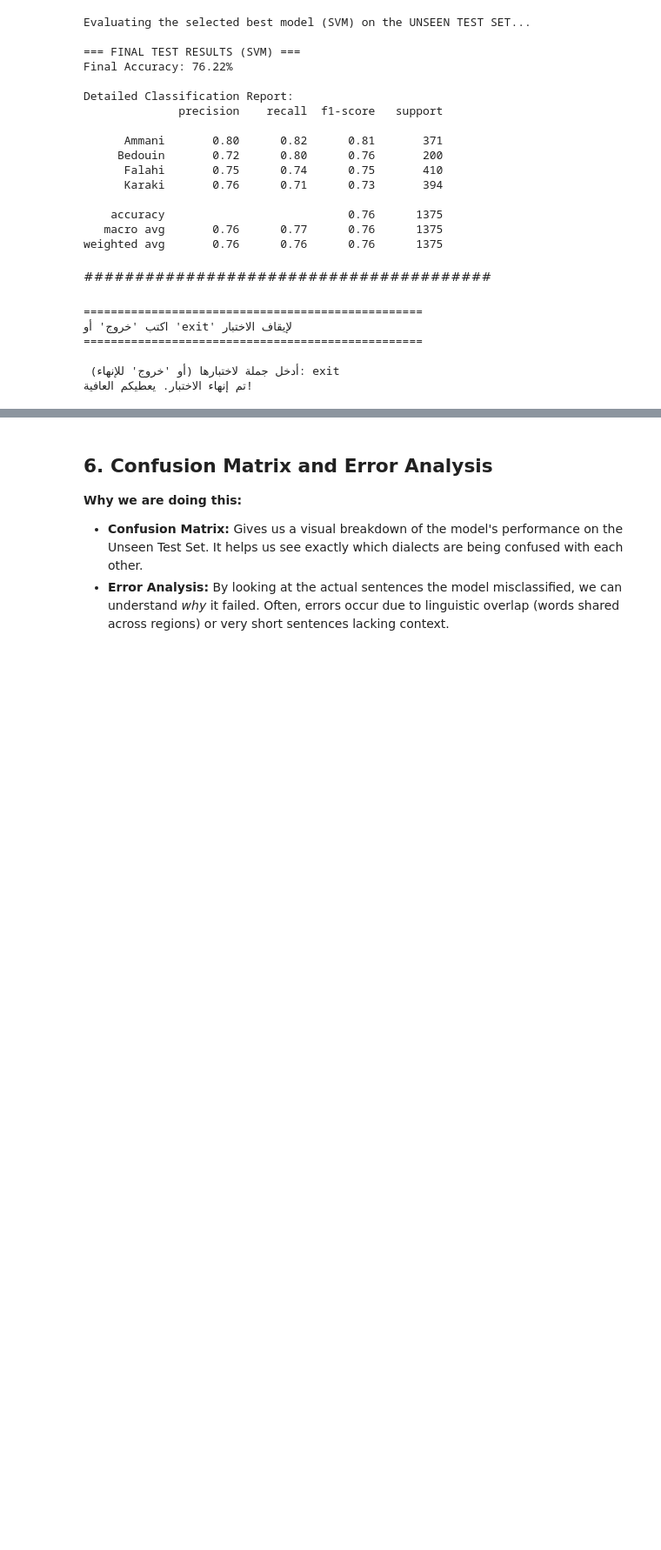
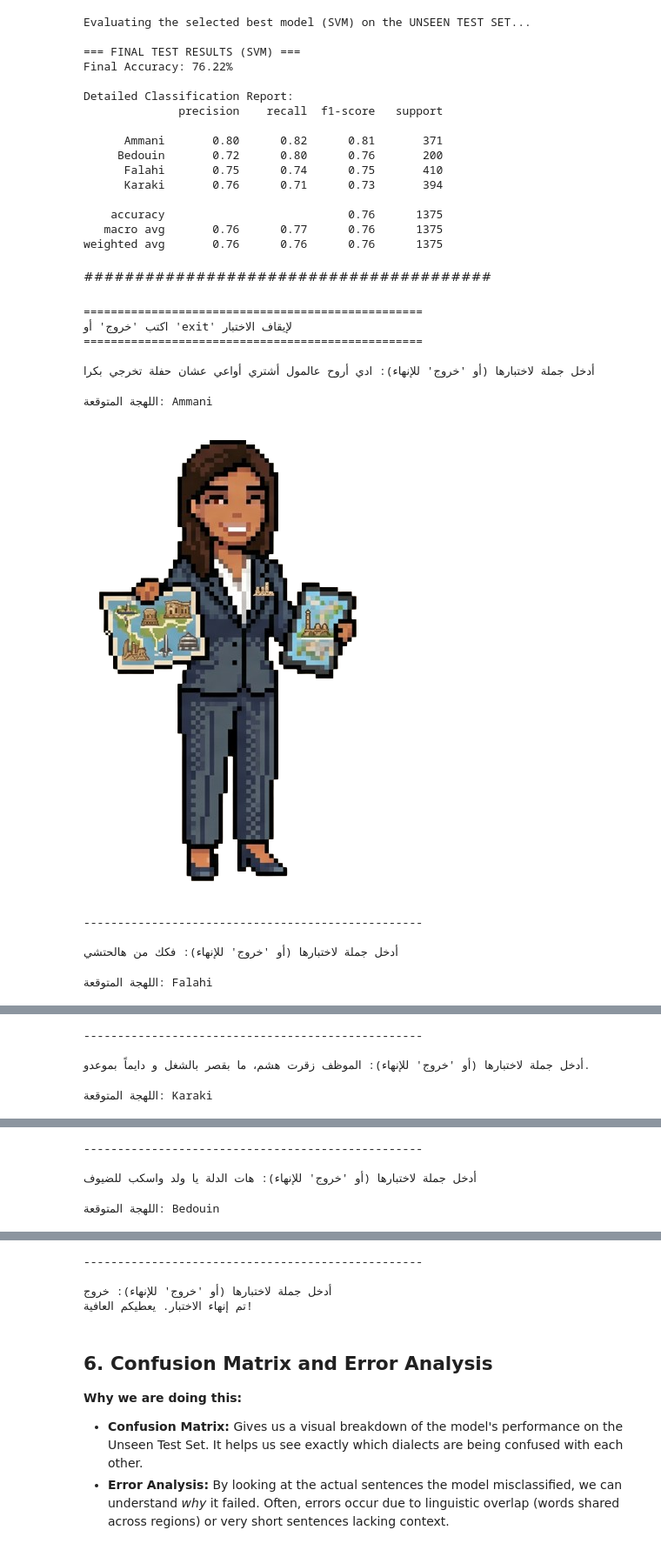
Before and after one commit to bayan1166/Jordanian-Dialect-Classification-Using-Contextual-Embeddings-and-Ensemble-Learning, a Jupyter notebook: code.ipynb, the cells around one changed output, grey strips where cells are left out. Shown at 87% size. Saved outputs shown, nothing was run; the diff lists cells and outputs as text; code cells hidden in the pictures; blank space fills up the shorter version.

```diff
--- a/code.ipynb
+++ b/code.ipynb
@@ -478,45 +482,56 @@ image_mapping = {
     "Falahi": "/content/fallahi_positive.png"
 }
 
-print("="*50)
+print("=" * 50)
 print("اكتب 'خروج' أو 'exit' لإيقاف الاختبار")
-print("="*50)
+print("=" * 50)
 
 while True:
-    user_input = input("\n أدخل جملة لاختبارها (أو 'خروج' للإنهاء): ")
+    user_input = input("\nأدخل جملة لاختبارها (أو 'خروج' للإنهاء): ")
 
     if user_input.strip().lower() in ['خروج', 'exit']:
         print("تم إنهاء الاختبار. يعطيكم العافية!")
         break
 
     if user_input.strip() == "":
         print("الرجاء إدخال جملة صحيحة.")
         continue
 
     cleaned_sentence = clean_arabic_text(user_input)
 
     if cleaned_sentence.strip() == "":
-        print("خطأ: الجملة فارغة بعد التنظيف (تأكدي من استخدام أحرف عربية فقط).")
+        print("خطأ: الجملة فارغة بعد التنظيف")
         continue
 
     embedding = get_embeddings(pd.Series([cleaned_sentence]), batch_size=1)
     prediction = best_model.predict(embedding)
 
     predicted_dialect = prediction[0]
 
     print(f"اللهجة المتوقعة: {predicted_dialect}")
+
     if predicted_dialect in image_mapping:
         img_path = image_mapping[predicted_dialect]
+
         try:
             display(Image(filename=img_path))
+
         except FileNotFoundError:
-            print(f"[تنبيه: الصورة '{img_path}' غير موجودة. تأكدي من رفعها على مجلد ملفات Colab على اليسار]")
+            print(
+                f"[تنبيه: الصورة '{img_path}' غير موجودة. "
+                "تأكدي من رفعها على مجلد ملفات Colab على اليسار]"
+            )
 
     print("-" * 50)
 # %% [output]
 ==================================================
 اكتب 'خروج' أو 'exit' لإيقاف الاختبار
 ==================================================
 
- أدخل جملة لاختبارها (أو 'خروج' للإنهاء): exit
-تم إنهاء الاختبار. يعطيكم العافية!
+أدخل جملة لاختبارها (أو 'خروج' للإنهاء): ادي أروح عالمول أشتري أواعي عشان حفلة تخرجي بكرا
+اللهجة المتوقعة: Ammani
+[figure, added]
+--------------------------------------------------
+
+أدخل جملة لاختبارها (أو 'خروج' للإنهاء): فكك من هالحتشي
+اللهجة المتوقعة: Falahi
@@ -522,0 +539,4 @@ while True:
+--------------------------------------------------
+
+أدخل جملة لاختبارها (أو 'خروج' للإنهاء): الموظف زقرت هشم، ما بقصر بالشغل و دايماً بموعدو.
+اللهجة المتوقعة: Karaki
@@ -522,0 +544,4 @@ while True:
+--------------------------------------------------
+
+أدخل جملة لاختبارها (أو 'خروج' للإنهاء): هات الدلة يا ولد واسكب للضيوف
+اللهجة المتوقعة: Bedouin
@@ -523,3 +549,7 @@ while True:
+--------------------------------------------------
+
+أدخل جملة لاختبارها (أو 'خروج' للإنهاء): خروج
+تم إنهاء الاختبار. يعطيكم العافية!
 # %% [markdown]
 ## 6. Confusion Matrix and Error Analysis
 
```
Also changed, not shown: parts of 4 cells of this notebook.
